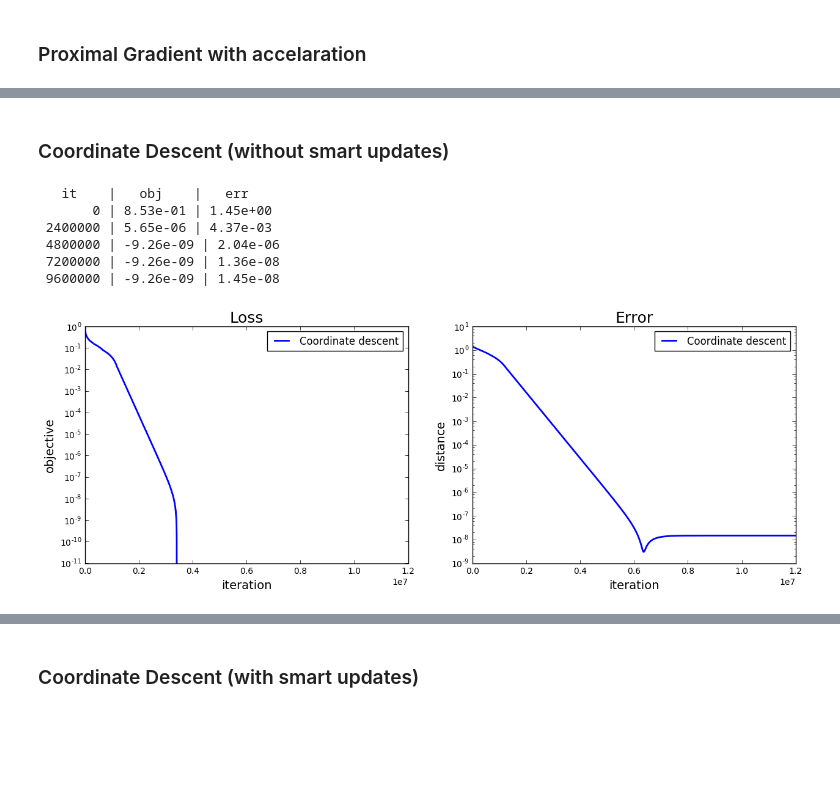
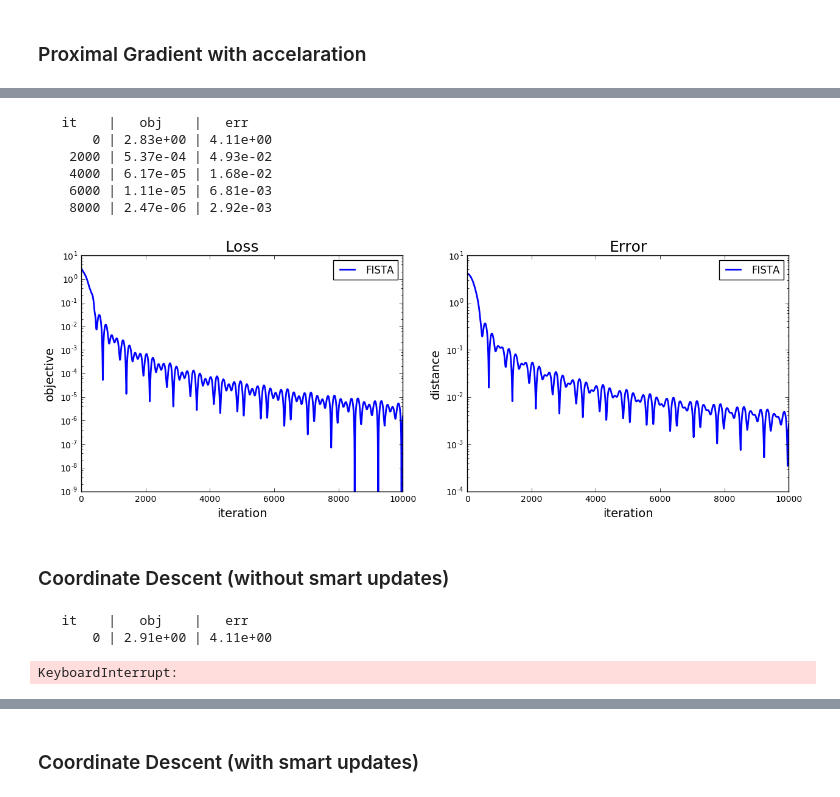
Before and after one commit to DataNest/project-optimization-data-science, a Jupyter notebook: project_el_alaoui_salma_and_hung_chia_man_and_liu_zhengying-merge.ipynb, the cells around one changed output, grey strips where cells are left out. Saved outputs shown, nothing was run; the diff lists cells and outputs as text; code cells hidden in the pictures; blank space fills up the shorter version.

```diff
--- a/project_el_alaoui_salma_and_hung_chia_man_and_liu_zhengying-merge.ipynb
+++ b/project_el_alaoui_salma_and_hung_chia_man_and_liu_zhengying-merge.ipynb
@@ -1029,3 +1069,46 @@ print(get_support_vec(x_min))
+# %%
+n_iter = 10000
+step = 1. / model.lipschitz_constant()
+x_init = np.zeros(model.n)
+fista_inspector = inspector(model.loss, verbose=True)
+x_fista = fista(x_init, model.grad, model.prox_g, n_iter, step, callback=fista_inspector)
+# %% [output]
+   it    |   obj    |   err
+       0 | 2.83e+00 | 4.11e+00
+    2000 | 5.37e-04 | 4.93e-02
+    4000 | 6.17e-05 | 1.68e-02
+    6000 | 1.11e-05 | 6.81e-03
+    8000 | 2.47e-06 | 2.92e-03
+# %%
+plt.figure(figsize=(15, 5))
+
+plt.subplot(1, 2, 1)
+
+inspectors = [fista_inspector]
+
+solvers = ["FISTA"]
+
+for insp in inspectors:
+    plt.plot(insp.obj, lw=2)
+    plt.title("Loss", fontsize=18)
+    plt.xlabel("iteration", fontsize=14)
+    plt.ylabel("objective", fontsize=14)
+    plt.yscale("log")
+
+plt.legend(solvers)
+
+plt.subplot(1, 2, 2)
+
+for insp in inspectors:
+    plt.plot(insp.err, lw=2)
+    plt.title("Error", fontsize=18)
+    plt.xlabel("iteration", fontsize=14)
+    plt.ylabel("distance", fontsize=14)
+    plt.yscale("log")
+
+plt.legend(solvers);
+# %% [output]
+[figure, added]
 # %% [markdown]
 ### Coordinate Descent (without smart updates)
 # %%
@@ -1040,18 +1123,15 @@ def cd(x_init, n, grad, prox, n_iter=100, step=1., callback=None):
             callback(x)
     return x
 # %%
-n_iter = 40000 * 300
+n_iter = 10000 * 300
 step = 1. / model.lipschitz_i()
 x_init = np.zeros(model.n)
 cd_inspector = inspector(model.loss, verbose=True)
 x_cd = cd(x_init, model.n, model.grad_i, model.prox_g, n_iter, step, callback=cd_inspector)
 # %% [output]
    it    |   obj    |   err
-       0 | 8.53e-01 | 1.45e+00
- 2400000 | 5.65e-06 | 4.37e-03
- 4800000 | -9.26e-09 | 2.04e-06
- 7200000 | -9.26e-09 | 1.36e-08
- 9600000 | -9.26e-09 | 1.45e-08
+       0 | 2.91e+00 | 4.11e+00
+KeyboardInterrupt:
 # %%
 plt.figure(figsize=(15, 5))
 
@@ -1080,8 +1160,6 @@ for insp in inspectors:
     plt.yscale("log")
 
 plt.legend(solvers);
-# %% [output]
-[figure, removed]
 # %%
 print(get_support_vec(x_cd))
 print(get_support_vec(x_min))
```
Also changed, not shown: parts of 22 cells of this notebook.
